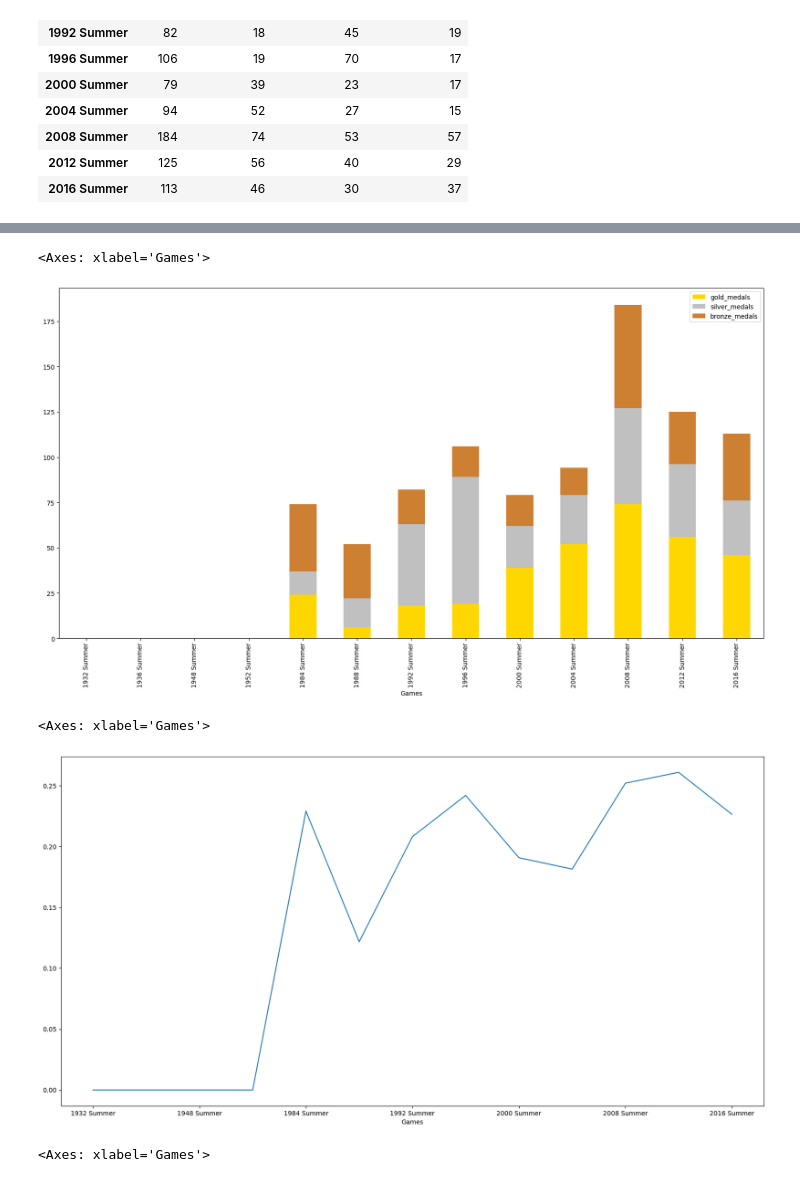
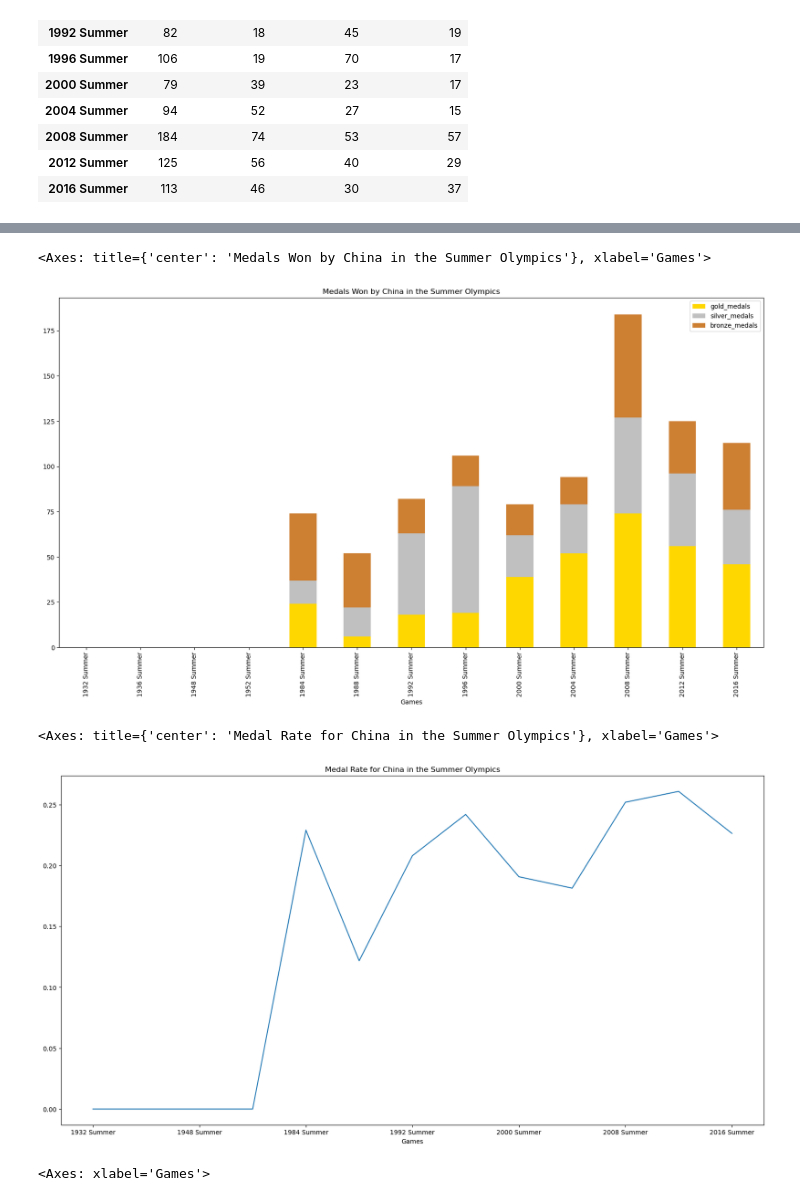
Before and after one commit to rjrdelatorre/group-1-project-1, a Jupyter notebook: china_clean.ipynb, the cells around one changed output, grey strips where cells are left out. Cells and saved outputs as stored; diff of their text form; code cells hidden in the pictures.

Commit message:
work on team china analysis and update readme with instructions on referencing team china file

```diff
--- a/china_clean.ipynb
+++ b/china_clean.ipynb
@@ -180,23 +183,24 @@ games_df_china
 # %%
 # Plot the gold_medals, silver_medals, bronze_medals and non_medal_participations for the Chinese team in the Summer Olympics.
 # Use a stacked bar chart, where the total size of the bar is the total_participations
 
 import matplotlib.pyplot as plt
 games_df_china[['gold_medals', 'silver_medals', 'bronze_medals']].plot(
                                     kind='bar',
                                     stacked=True,
                                     figsize=(20, 10),
-                                    color=['#ffd700', '#c0c0c0', '#cd7f32'])
+                                    color=['#ffd700', '#c0c0c0', '#cd7f32'],
+                                    title='Medals Won by China in the Summer Olympics',)
 # use #ffd700 for gold, #c0c0c0 for silver and #cd7f32 for bronze
 # %% [output]
-<Axes: xlabel='Games'>
+<Axes: title={'center': 'Medals Won by China in the Summer Olympics'}, xlabel='Games'>
-[figure, old version]
+[figure, new version]
 # %%
 # Use a line chart to plot the medal_rate for the Chinese team in the Summer Olympics.
-games_df_china['medal_rate'].plot(kind='line', figsize=(20, 10))
+games_df_china['medal_rate'].plot(kind='line', figsize=(20, 10), title='Medal Rate for China in the Summer Olympics')
 # %% [output]
-<Axes: xlabel='Games'>
+<Axes: title={'center': 'Medal Rate for China in the Summer Olympics'}, xlabel='Games'>
-[figure, old version]
+[figure, new version]
 # %%
 # Use a line chart to plot the medal count for the Chinese team in the Summer Olympics.
 games_df_china['total_medals'].plot(kind='line', figsize=(20, 10))
```
Also changed, not shown: parts of 15 cells of this notebook, 1 other file.
